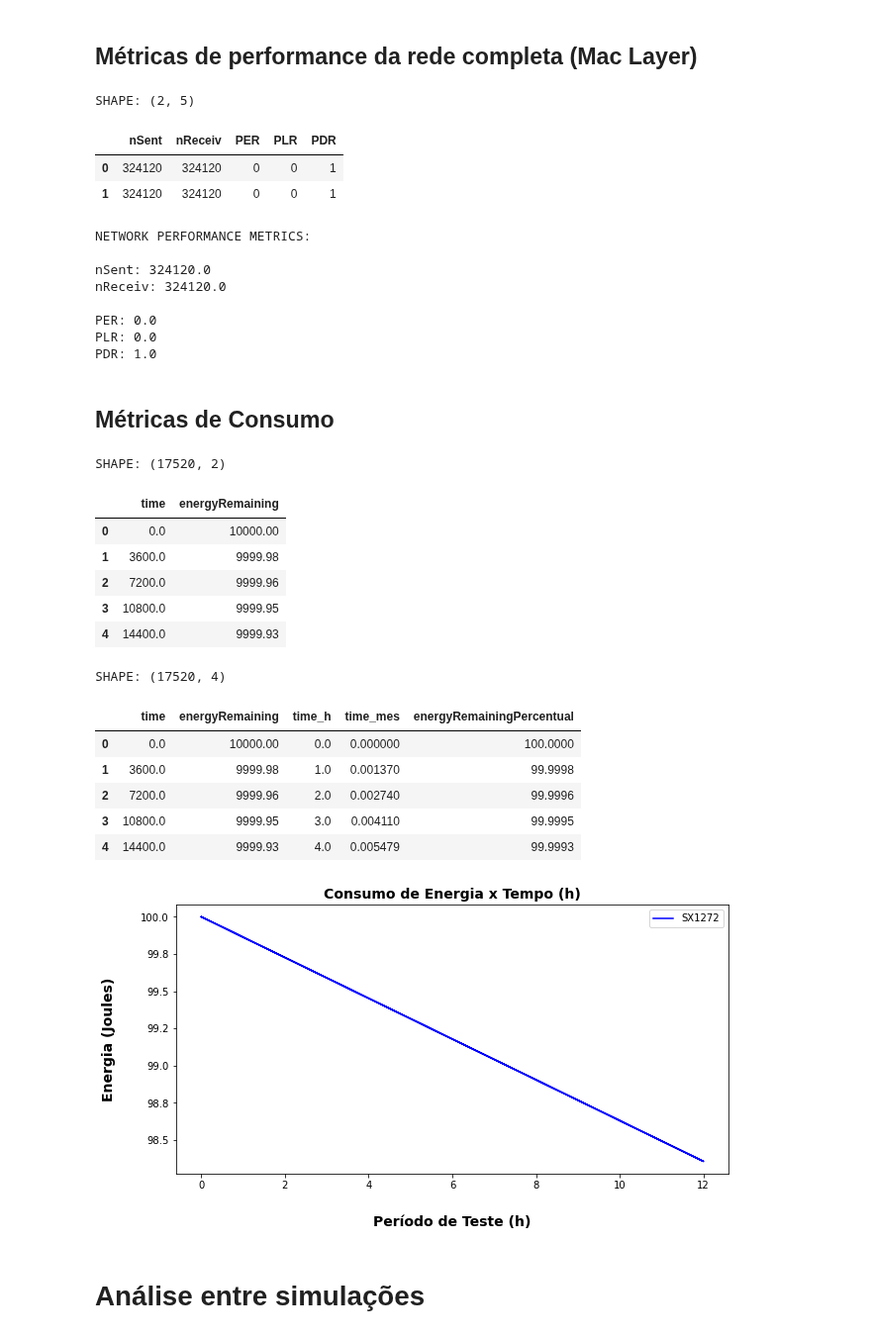
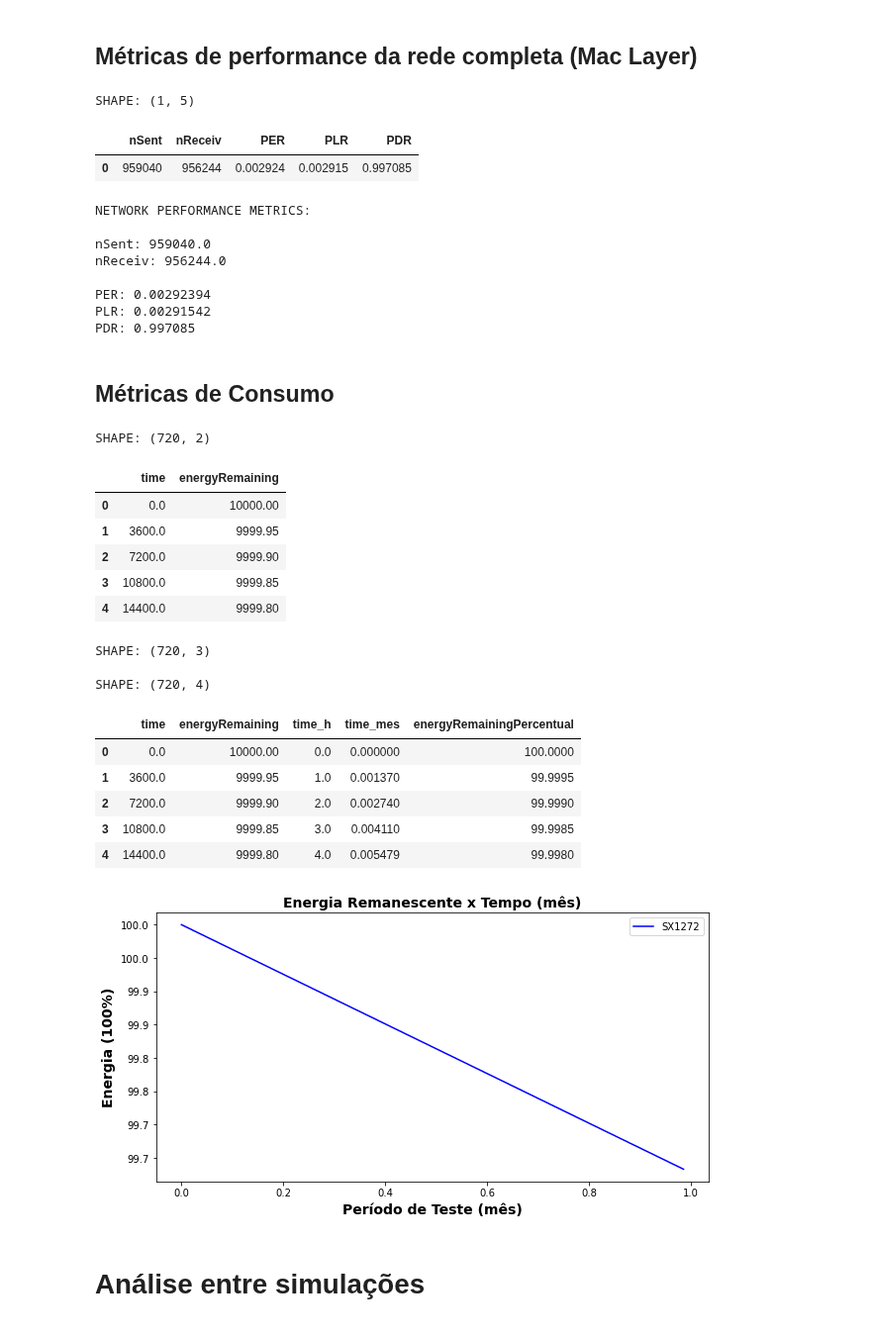
Before and after one commit to wasp-lahis/ns3-bmap, a Jupyter notebook: NS3/lorawan-metricas-exp/analyse_results/unicamp_scenario_analisys.ipynb, the cells around one changed output. Shown at 99% size. Cells and saved outputs as stored; diff of their text form; code cells hidden in the pictures.

```diff
--- a/NS3/lorawan-metricas-exp/analyse_results/unicamp_scenario_analisys.ipynb
+++ b/NS3/lorawan-metricas-exp/analyse_results/unicamp_scenario_analisys.ipynb
@@ -41,3 +38,6 @@ current_path
+# %%
+current_path = os.getcwd()
+current_path = '/home/wasp/Desktop/Mestrado/ns3-bmap/NS3/lorawan-metricas-exp/'
 # %%
 # SET NUMBER OF SIMULATION REPEAT
 NUM_SIM_REPEAT = 2
@@ -47,7 +47,7 @@ NUM_NODES = 222
 
 # SET simulation_folder path and simulation_id
 simulation_folder = current_path + "/simulations"
-simulation_id = "/01/"
+simulation_id = "/03/"
 
 # SET FILES TO BE ANALYSE
 sf_distribution_on_network = "network_position.txt"
@@ -331,10 +330,9 @@ net_df.columns = ["nSent", "nReceiv", "PER", "PLR", "PDR"]
 print("\nSHAPE:", net_df.shape)
 net_df.head()
 # %% [output]
-SHAPE: (2, 5)
+SHAPE: (1, 5)
 |  | nSent | nReceiv | PER | PLR | PDR |
-| 0 | 324120 | 324120 | 0 | 0 | 1 |
-| 1 | 324120 | 324120 | 0 | 0 | 1 |
+| 0 | 959040 | 956244 | 0.002924 | 0.002915 | 0.997085 |
 # %%
 # Valores médios de cada coluna
 print("NETWORK PERFORMANCE METRICS:\n")
@@ -346,12 +344,12 @@ print("PDR:", net_df['PDR'].mean())
 # %% [output]
 NETWORK PERFORMANCE METRICS:
 
-nSent: 324120.0
-nReceiv: 324120.0
+nSent: 959040.0
+nReceiv: 956244.0
 
-PER: 0.0
-PLR: 0.0
-PDR: 1.0
+PER: 0.00292394
+PLR: 0.00291542
+PDR: 0.997085
 # %% [markdown]
 ## Métricas de Consumo
 # %%
@@ -365,13 +363,13 @@ energy_df.columns = ["time", "energyRemaining"]
 print("\nSHAPE:", energy_df.shape)
 energy_df.head()
 # %% [output]
-SHAPE: (17520, 2)
+SHAPE: (720, 2)
 |  | time | energyRemaining |
 | 0 | 0.0 | 10000.00 |
-| 1 | 3600.0 | 9999.98 |
-| 2 | 7200.0 | 9999.96 |
-| 3 | 10800.0 | 9999.95 |
-| 4 | 14400.0 | 9999.93 |
+| 1 | 3600.0 | 9999.95 |
+| 2 | 7200.0 | 9999.90 |
+| 3 | 10800.0 | 9999.85 |
+| 4 | 14400.0 | 9999.80 |
 # %%
 # tempo para hora
 energy_df['time_h'] = energy_df['time'] / 3600.0
@@ -386,34 +384,40 @@ total = 10000.0
 energy_df['energyRemainingPercentual'] = (energy_df['energyRemaining'] / total) *100
 energy_df.head()
 # %% [output]
-SHAPE: (17520, 4)
+SHAPE: (720, 3)
+
+SHAPE: (720, 4)
 |  | time | energyRemaining | time_h | time_mes | energyRemainingPercentual |
 | 0 | 0.0 | 10000.00 | 0.0 | 0.000000 | 100.0000 |
-| 1 | 3600.0 | 9999.98 | 1.0 | 0.001370 | 99.9998 |
-| 2 | 7200.0 | 9999.96 | 2.0 | 0.002740 | 99.9996 |
-| 3 | 10800.0 | 9999.95 | 3.0 | 0.004110 | 99.9995 |
-| 4 | 14400.0 | 9999.93 | 4.0 | 0.005479 | 99.9993 |
+| 1 | 3600.0 | 9999.95 | 1.0 | 0.001370 | 99.9995 |
+| 2 | 7200.0 | 9999.90 | 2.0 | 0.002740 | 99.9990 |
+| 3 | 10800.0 | 9999.85 | 3.0 | 0.004110 | 99.9985 |
+| 4 | 14400.0 | 9999.80 | 4.0 | 0.005479 | 99.9980 |
 # %%
 # graph measures x time (h)
-plt.figure(figsize=(10,5))
+
+fig, ax = plt.subplots(figsize=(10,5))
+# plt.figure(figsize=(10,5))
 ax = plt.gca()
 
 energy_df.plot(kind='line',x="time_mes", y='energyRemainingPercentual',label='SX1272', color = 'blue', ax=ax)
 
 
-plt.xlabel('Período de Teste (h)', fontweight='bold', fontsize=14,labelpad=25)
-plt.ylabel('Energia (Joules)', fontweight='bold', fontsize=14, labelpad=25)
+plt.xlabel('Período de Teste (mês)', fontweight='bold', fontsize=14,labelpad=5)
+plt.ylabel('Energia (100%)', fontweight='bold', fontsize=14, labelpad=5)
 
 ttl = ax.title
-ttl.set_position([.5, 1.04])
-plt.title('Consumo de Energia x Tempo (h)',fontweight='bold',fontsize=14)
+ttl.set_position([.5, 1.3])
+
+plt.title('Energia Remanescente x Tempo (mês)',fontweight='bold',fontsize=14)
 
 from matplotlib.ticker import FormatStrFormatter
 ax.yaxis.set_major_formatter(FormatStrFormatter('%.1f'))
 
 plt.show()
+fig.savefig('energy_result.png',bbox_inches='tight')
 # %% [output]
-[figure, old version]
+[figure, new version]
 # %%
 # energy_df.describe()
 # %%
```
Also changed, not shown: parts of 14 cells of this notebook, 14 other files.
